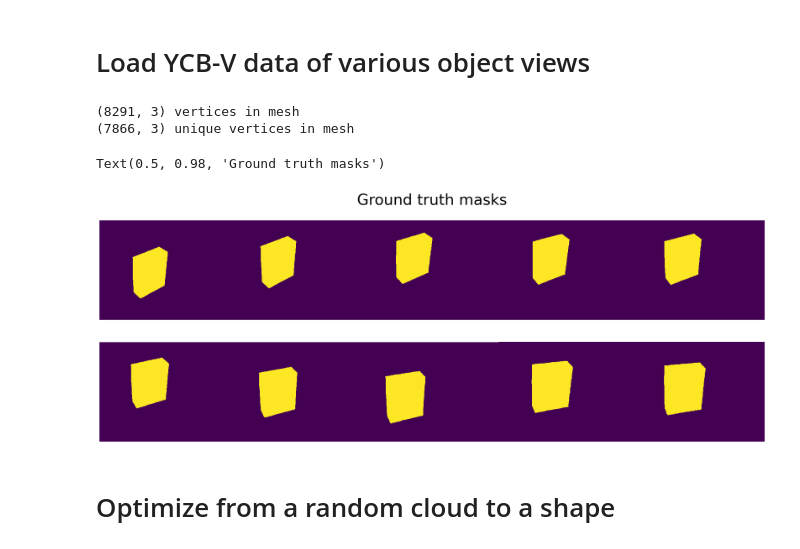
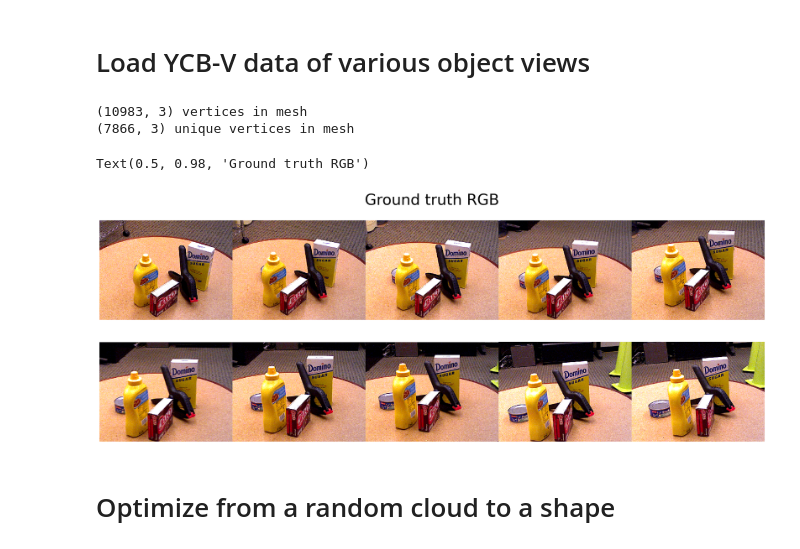
Before and after one commit to karen-sy/fuzzy-ellipses, a Jupyter notebook: shape_from_silhouette.ipynb, the cells around one changed output. Cells and saved outputs as stored; diff of their text form; code cells hidden in the pictures.

```diff
--- a/shape_from_silhouette.ipynb
+++ b/shape_from_silhouette.ipynb
@@ -77,9 +35,9 @@ class Intrinsics(NamedTuple):
 # %%
 ## YCBV dataloading.
 
-scene_idx = 1
+scene_idx = 15
 N_FRAMES = 10
-FRAMES = np.linspace(1, 250, N_FRAMES).astype(int)
+FRAMES = np.linspace(400, 800, N_FRAMES).astype(int)
 
 all_data = utils.get_ycbv_data(ycb_dir, scene_idx, FRAMES, fields=[])
 
@@ -128,6 +86,7 @@ camera_rays[:, -1] = 1
 print(f"{_mesh_vtx.shape} vertices in mesh")
 print(f"{np.unique(_mesh_vtx, axis=0).shape} unique vertices in mesh")
 
+ycb_rgbs = []
 
 for frame_idx, FRAME in enumerate(FRAMES):
     # poses
@@ -151,49 +110,39 @@ for frame_idx, FRAME in enumerate(FRAMES):
     cam_poses.append(cam_pose)
     xfm_rays = transform_rays(camera_rays, cam_pose[3:], cam_pose[:3])
     cameras_list.append(xfm_rays)
 
     x = np.array(fy * mesh_vtx_camframe[:, 1] / mesh_vtx_camframe[:, 2] + cy, dtype=np.int32)
     y = np.array(fx * mesh_vtx_camframe[:, 0] / mesh_vtx_camframe[:, 2] + cx, dtype=np.int32)
     pixels = np.stack([x, y], axis=1)
     # clip to bounds
     pixels = np.clip(pixels, 0, np.array([height - 1, width - 1]))
     rgb = np.zeros((height, width, 3), dtype=np.uint8)
     depth = np.zeros((height, width, 1))
 
     rgb[pixels[:, 0], pixels[:, 1], :] = mesh_colors * 255
     depth[pixels[:, 0], pixels[:, 1], 0] = mesh_vtx_camframe[:, 2]
 
     # smooth the depth projection to a silhouette mask
     kernel = np.ones((5, 5), np.uint8)
     depth_mask = depth # np.where(depth > 0, 1, 0).astype(np.uint8)
     solid_depth = cv2.dilate(depth_mask, kernel, iterations=3)
     solid_depth = cv2.erode(solid_depth, kernel, iterations=3)
     solid_depth = cv2.morphologyEx(solid_depth, cv2.MORPH_CLOSE, kernel)
     sil = np.where(solid_depth, 1, 0).astype(np.float32)
 
     target_sils.append(sil)
     ref_depths.append(solid_depth.astype(np.float32))
+    ycb_rgbs.append(ycb_rgb)
 
-    ##
-    # viz data
-    ##
-    if False:
-        fig, axes = plt.subplots(1, 4, figsize=(12, 3))
-        axes[0].imshow(ycb_rgb)
-        axes[1].imshow(sil)
-        axes[2].imshow(depth)
-        axes[3].imshow(solid_depth)
 
-        plt.show()
-
-image_grid(target_sils, rows=2, cols=5, rgb=False)
+image_grid(ycb_rgbs, rows=2, cols=5, rgb=False)
 plt.gcf().subplots_adjust(top=0.92)
-plt.suptitle('Ground truth masks', fontsize=32)
+plt.suptitle('Ground truth RGB', fontsize=32)
 # %% [output]
-(8291, 3) vertices in mesh
+(10983, 3) vertices in mesh
 (7866, 3) unique vertices in mesh
-Text(0.5, 0.98, 'Ground truth masks')
+Text(0.5, 0.98, 'Ground truth RGB')
-[figure, old version]
+[figure, new version]
 # %% [markdown]
 # Optimize from a random cloud to a shape
 # %%
```
Also changed, not shown: parts of 15 cells of this notebook, 10 other files.
